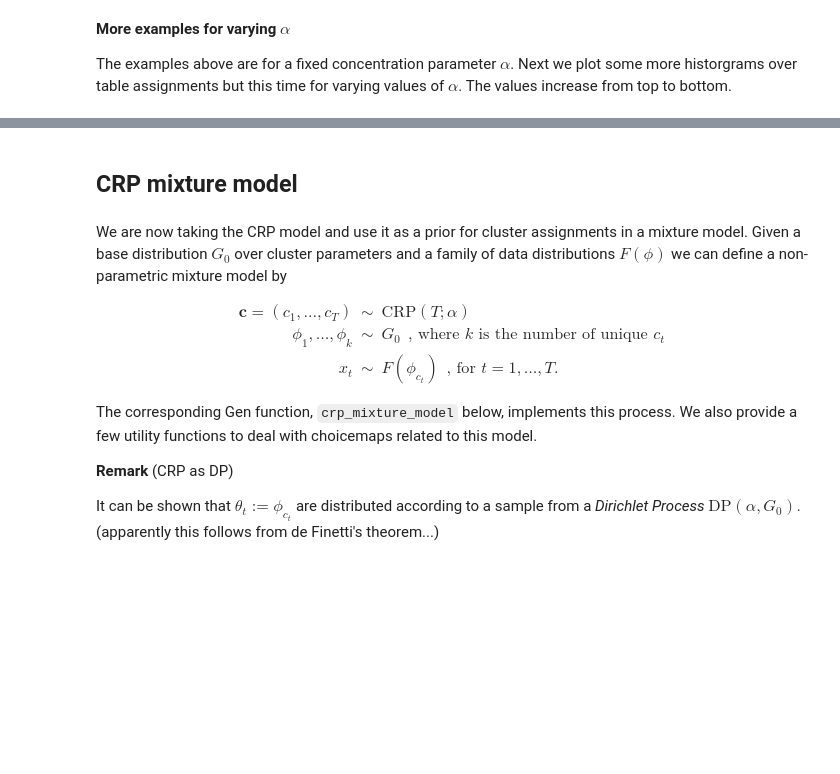
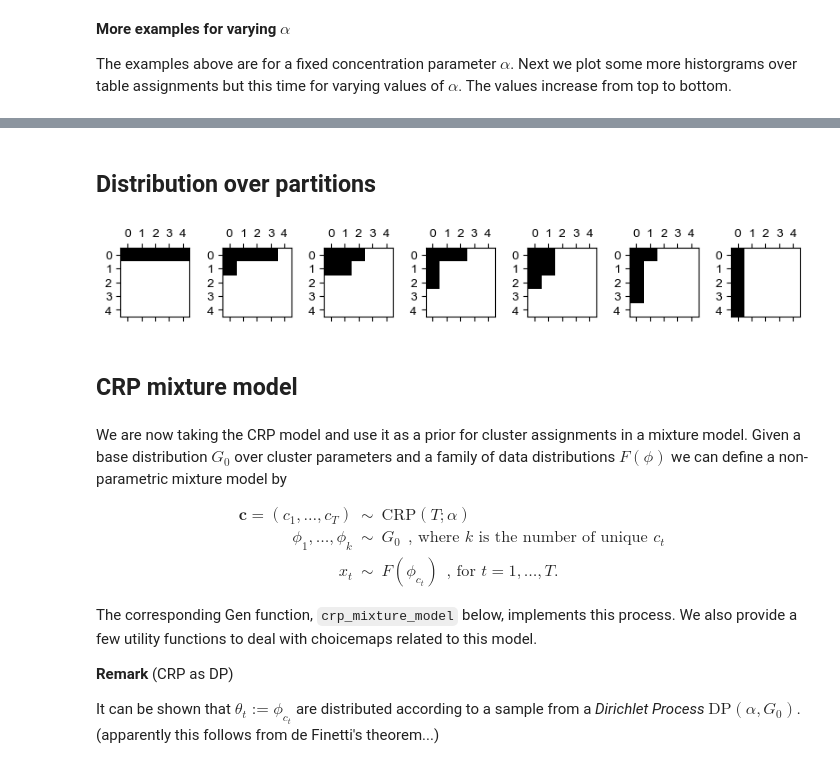
Before and after one commit to mirkoklukas/CRP-mixtures-in-Gen, a Jupyter notebook: Part 1 - CRP Model only.ipynb, the cells around one changed output, grey strips where cells are left out. Saved outputs shown, nothing was run; the diff lists cells and outputs as text; code cells hidden in the pictures; blank space fills up the shorter version.

Commit message:
minor changes, towards understanding partition distr

```diff
--- a/Part 1 - CRP Model only.ipynb
+++ b/Part 1 - CRP Model only.ipynb
@@ -216,0 +220,36 @@ end
+# %% [markdown]
+## Distribution over partitions
+# %%
+function list_young_diagrams(T, W)
+    if W <= 0 || T <= 0
+        return [[]]
+    end
+
+    ds = []
+    for w = reverse(1:min(W,T)),
+        d in list_young_diagrams(T-w, w)
+            push!(ds, vcat([ones(Int,w)], d) )
+    end
+    return ds
+end
+
+function transform_young_diagram(d)
+    T = sum([sum(row) for row in d])
+    im = zeros(T,T)
+    for (i,row) in enumerate(d)
+        im[i,1:length(row)] = row
+    end
+    return im
+end
+
+
+PyPlot.plt.style.use("default")
+ds = list_young_diagrams(5,5)
+fig, axs = plt.subplots(1, length(ds), figsize=(10,1))
+
+for (i,d) in enumerate(ds)
+    im = transform_young_diagram(d)
+    axs[i].matshow(im, cmap="binary")
+end
+# %% [output]
+[figure, added]
```
Also changed, not shown: parts of 4 cells of this notebook, 1 other file.
